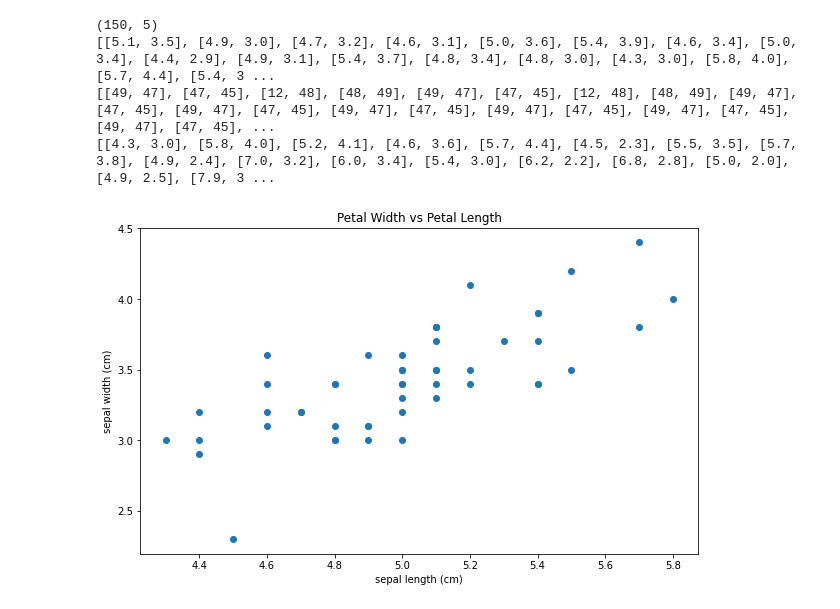
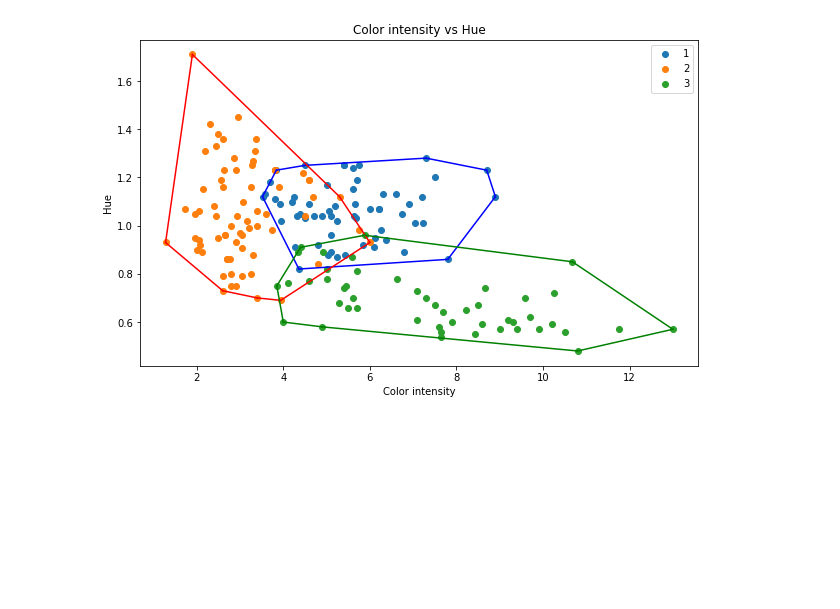
Before and after one commit to bryanahusna/Stima-Convex-Hull, a Jupyter notebook: src/main.ipynb, the cells around one changed output. Saved outputs shown, nothing was run; the diff lists cells and outputs as text; code cells hidden in the pictures; blank space fills up the shorter version.

Commit message:
Integration with visualization, add bonus

```diff
--- a/src/main.ipynb
+++ b/src/main.ipynb
@@ -40,45 +106,38 @@ for i in range(len(data.target_names)):
 # %%
+# BONUS: Menerima data sebarang
 import numpy as np
 import pandas as pd
 import matplotlib.pyplot as plt
-from sklearn import datasets
-data = datasets.load_iris()
-#create a DataFrame
-df = pd.DataFrame(data.data, columns=data.feature_names)
-df['Target'] = pd.DataFrame(data.target)
-print(df.shape)
-df.head()
 
-#visualisasi hasil ConvexHull
+# Pastikan data .csv memiliki header
+# Pada hasil contoh di bawah, inputannya berurutan (tanpa tanda petik) "wine.csv", "10", "11", "0"
+datasrc = input("Masukkan nama file .csv dataset (bukan path), file harus berada di folder test")
+data = pd.read_csv("../test/" + datasrc)
+xidx = int(input("Indeks kolom sumbu-x: "))
+
+yidx = int(input("Indeks kolom sumbu-y: "))
+targetidx = int(input("Indeks kolom target/jenis/kelompok/klasifikasi: "))
+
+# Visualisasi hasil ConvexHull
 import matplotlib.pyplot as plt
-#from bryanhull import ConvexHull
-import bryanhull
+from bryanhull import ConvexHull
 plt.figure(figsize = (10, 6))
-colors = ['b','r','g']
-plt.title('Petal Width vs Petal Length')
-plt.xlabel(data.feature_names[0])
-plt.ylabel(data.feature_names[1])
-for i in range(len(data.target_names)):
-    bucket = df[df['Target'] == i]
-    bucket = bucket.iloc[:,[0,1]].values
-    bucketlst = bucket.tolist()
+colors = ['b','r','g','c','m','y','slategrey','purple','pink']  # Daftar warna, maksimum ada 9 kelas target
 
-    print(bucketlst)
-    hull = bryanhull.ConvexHull(bucketlst) #bagian ini diganti dengan hasil implementasi ConvexHull Divide & Conquer
-    print(hull.simplices)
-    print(hull.convexhullpoints)
-
-    plt.scatter(bucket[:, 0], bucket[:, 1], label=data.target_names[i])
-    break
-    #hull.simplices = np.array(hull.simplices)
-    #break
-    #print(hull.simplices)
-    #for simplex in hull.simplices:
-    #    plt.plot(bucket[simplex, 0], bucket[simplex, 1], colors[i])
-    #    plt.legend()
+plt.title(data.columns[xidx] + " vs " + data.columns[yidx])
+plt.xlabel(data.columns[xidx])
+plt.ylabel(data.columns[yidx])
+data["target"] = data.iloc[:, targetidx]
+target_names = data.target.unique()
+for i in range(len(target_names)):
+    bucket = data.loc[data["target"] == target_names[i]]
+    bucket = bucket.iloc[:,[xidx,yidx]].values
+    bucketlst = bucket.tolist()     # Dari numpy array perlu diubah ke Python List karena implementasi sendiri menggunakan List Python
+    hull = ConvexHull(bucketlst)    # Pemanggilan kalkulasi ConvexHull
+    plt.scatter(bucket[:, 0], bucket[:, 1], label=target_names[i])
+    for simplex in hull.simplices:
+        plt.plot(bucket[simplex, 0], bucket[simplex, 1], colors[i])
+        plt.legend()
+plt.show()
 # %% [output]
-(150, 5)
-[[5.1, 3.5], [4.9, 3.0], [4.7, 3.2], [4.6, 3.1], [5.0, 3.6], [5.4, 3.9], [4.6, 3.4], [5.0, 3.4], [4.4, 2.9], [4.9, 3.1], [5.4, 3.7], [4.8, 3.4], [4.8, 3.0], [4.3, 3.0], [5.8, 4.0], [5.7, 4.4], [5.4, 3 ...
-[[49, 47], [47, 45], [12, 48], [48, 49], [49, 47], [47, 45], [12, 48], [48, 49], [49, 47], [47, 45], [49, 47], [47, 45], [49, 47], [47, 45], [49, 47], [47, 45], [49, 47], [47, 45], [49, 47], [47, 45], ...
-[[4.3, 3.0], [5.8, 4.0], [5.2, 4.1], [4.6, 3.6], [5.7, 4.4], [4.5, 2.3], [5.5, 3.5], [5.7, 3.8], [4.9, 2.4], [7.0, 3.2], [6.0, 3.4], [5.4, 3.0], [6.2, 2.2], [6.8, 2.8], [5.0, 2.0], [4.9, 2.5], [7.9, 3 ...
-[figure, old version]
+[figure, new version]
```
Also changed, not shown: parts of 2 cells of this notebook, 3 other files.
